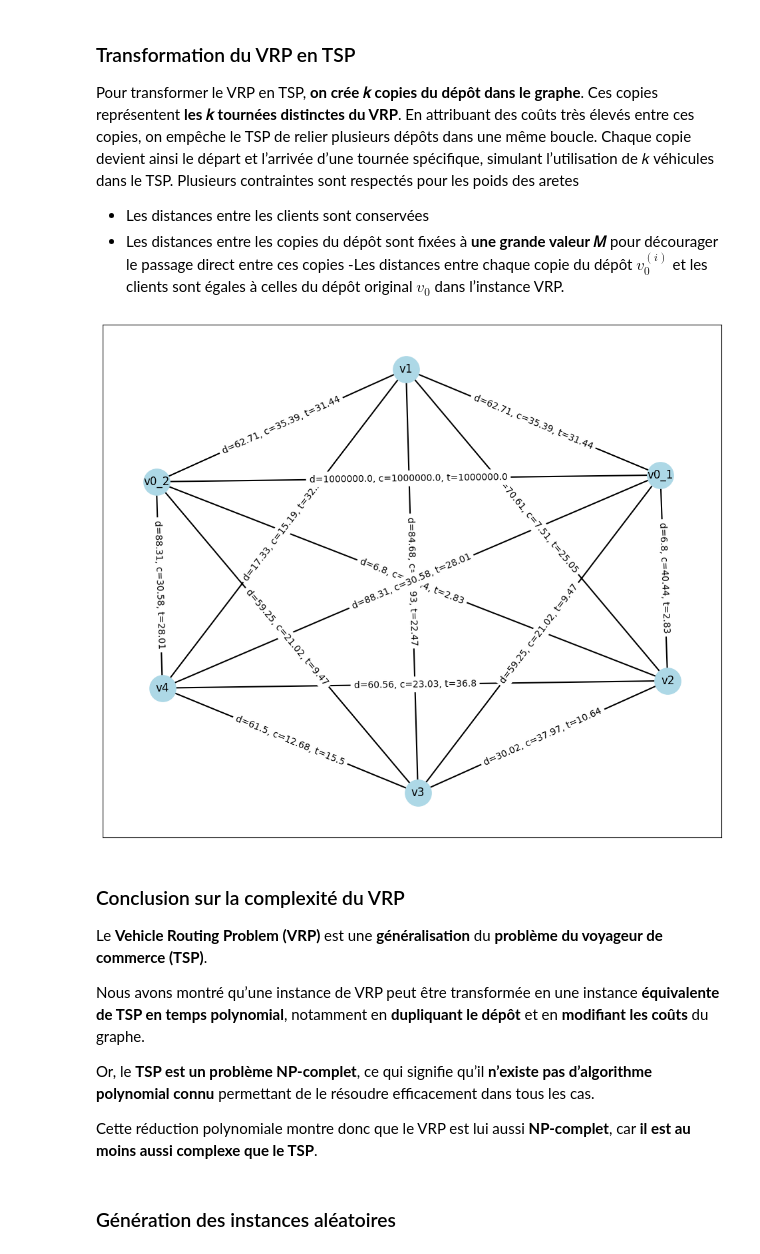
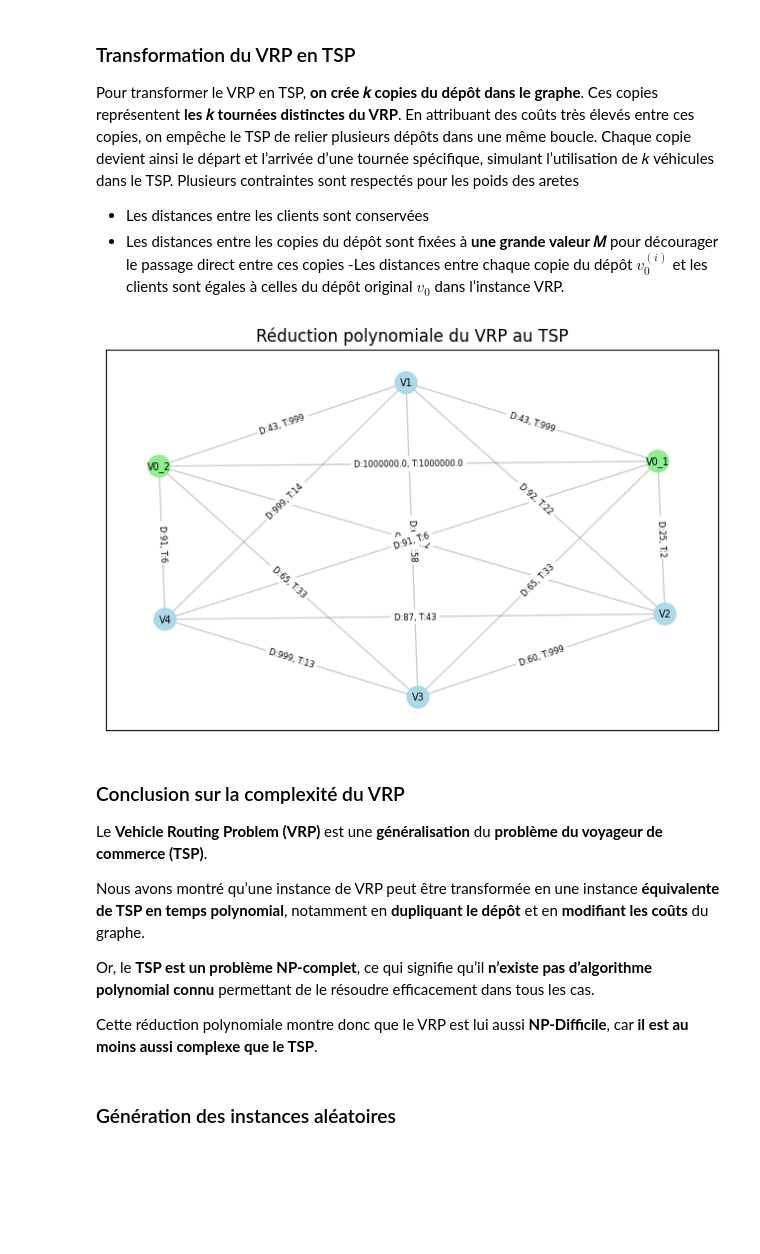
Before and after one commit to Hassen-Medles/Operational-Research, a Jupyter notebook: Livrable1.ipynb, the cells around one changed output. Saved outputs shown, nothing was run; the diff lists cells and outputs as text; code cells hidden in the pictures; blank space fills up the shorter version.

```diff
--- a/Livrable1.ipynb
+++ b/Livrable1.ipynb
@@ -113,37 +190,40 @@ Plusieurs contraintes sont respectés pour les poids des aretes
 - Les distances entre les clients sont conservées
 - Les distances entre les copies du dépôt sont fixées à **une grande valeur 𝑀** pour décourager le passage direct entre ces copies
 -Les distances entre chaque copie du dépôt $v_0^{(i)}$ et les clients sont égales à celles du dépôt original $v_0$ dans l’instance VRP.
-# %%
-nombre_camion = 2
-for i in range(1, nombre_camion + 1):
-    depot_copy = f"v0_{i}"
-    G.add_node(depot_copy)
-    for node in G.nodes:
-        if node != depot_copy and not node.startswith("v0_"):
-            original_edge = G.get_edge_data("v0", node)
-            if original_edge:
-                G.add_edge(depot_copy, node, **original_edge)
-
-for i in range(1, nombre_camion + 1):
-    for j in range(i + 1, nombre_camion + 1):
-        G.add_edge(f"v0_{i}", f"v0_{j}", distance=1e6, cost=1e6, time=1e6)
-
-if G.has_node("v0"):
-    G.remove_node("v0")
-
-pos = nx.spring_layout(G, seed=42)
-plt.figure(figsize=(12, 10))
-nx.draw_networkx_nodes(G, pos, node_size=800, node_color='lightblue')
-nx.draw_networkx_edges(G, pos, width=1.5)
-nx.draw_networkx_labels(G, pos, font_size=12, font_color='black')
-edge_labels = {
-    (u, v): f"d={data['distance']}, c={data['cost']}, t={data['time']}"
-    for u, v, data in G.edges(data=True)
-}
-nx.draw_networkx_edge_labels(G, pos, edge_labels=edge_labels, font_size=10)
-plt.show()
-# %% [output]
-[figure, removed]
+# %%
+# Nombre de sommets (clients + dépôt)
+N = 5
+# Nombre de camions
+K = 2
+
+# 1. Génère un graphe complet pondéré (distances et temps aléatoires)
+G = generate_graph(N)
+
+# Renomme les sommets : V0, V1, ..., VN
+G = nx.relabel_nodes(G, lambda x: f"V{x}")
+
+# 2. Duplique le dépôt (V0) en K copies : V0_1, V0_2, ..., V0_K
+clients = [n for n in G if n != "V0"]  # On récupère tous les clients (nœuds sauf le dépôt)
+for k in range(1, K + 1):
+    d = f"V0_{k}"  # Nouveau nom du dépôt pour le k-ième camion
+    # On ajoute des arêtes entre le dépôt dupliqué et les clients,
+    # en copiant les poids des arêtes initiales entre V0 et chaque client
+    G.add_edges_from((d, c, G["V0"][c]) for c in clients)
+
+# 3. Ajoute des arêtes entre dépôts dupliqués avec un coût très élevé
+# Cela interdit au TSP de passer directement d’un dépôt à un autre
+depots = [f"V0_{k}" for k in range(1, K + 1)]
+for i in range(1, K + 1):
+    for j in range(i + 1, K + 1):
+        G.add_edge(f"V0_{i}", f"V0_{j}", distance=1e6, time=1e6)
+
+# 4. Supprime l’ancien dépôt original ("V0") du graphe
+G.remove_node("V0")
+
+# 5. Dessine le graphe modifié avec les dépôts dupliqués mis en évidence
+draw_graph(G, depots=depots, title="Réduction polynomiale du VRP au TSP")
+# %% [output]
+[figure, added]
 # %% [markdown]
 ###  Conclusion sur la complexité du VRP
 
@@ -153,6 +233,6 @@ Nous avons montré qu’une instance de VRP peut être transformée en une insta
 
 Or, le **TSP est un problème NP-complet**, ce qui signifie qu’il **n’existe pas d’algorithme polynomial connu** permettant de le résoudre efficacement dans tous les cas.
 
-Cette réduction polynomiale montre donc que le VRP est lui aussi **NP-complet**, car **il est au moins aussi complexe que le TSP**.
+Cette réduction polynomiale montre donc que le VRP est lui aussi **NP-Difficile**, car **il est au moins aussi complexe que le TSP**.
 # %% [markdown]
 ### Génération des instances aléatoires
```
Also changed, not shown: parts of 27 cells of this notebook.
